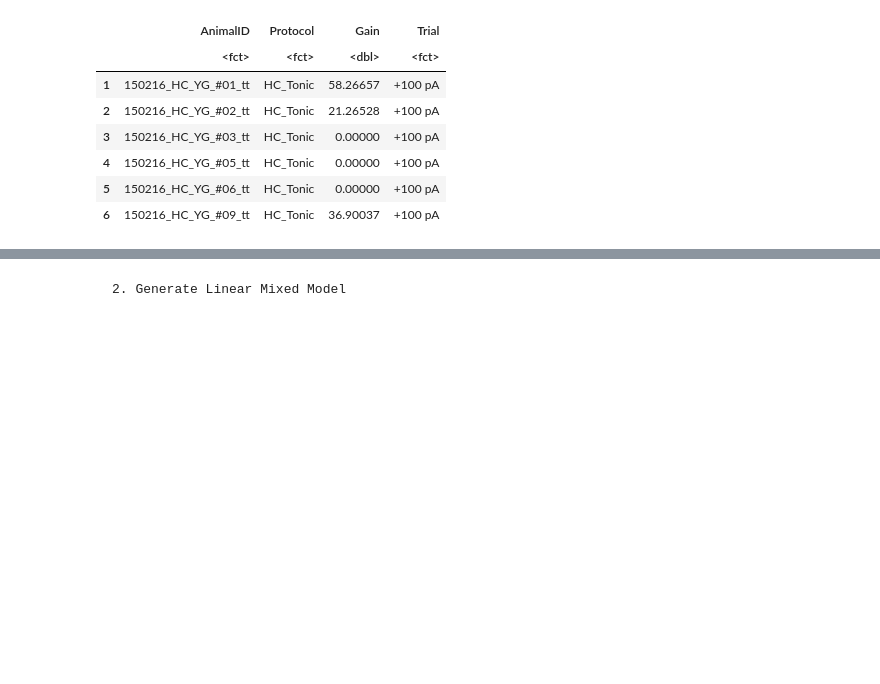
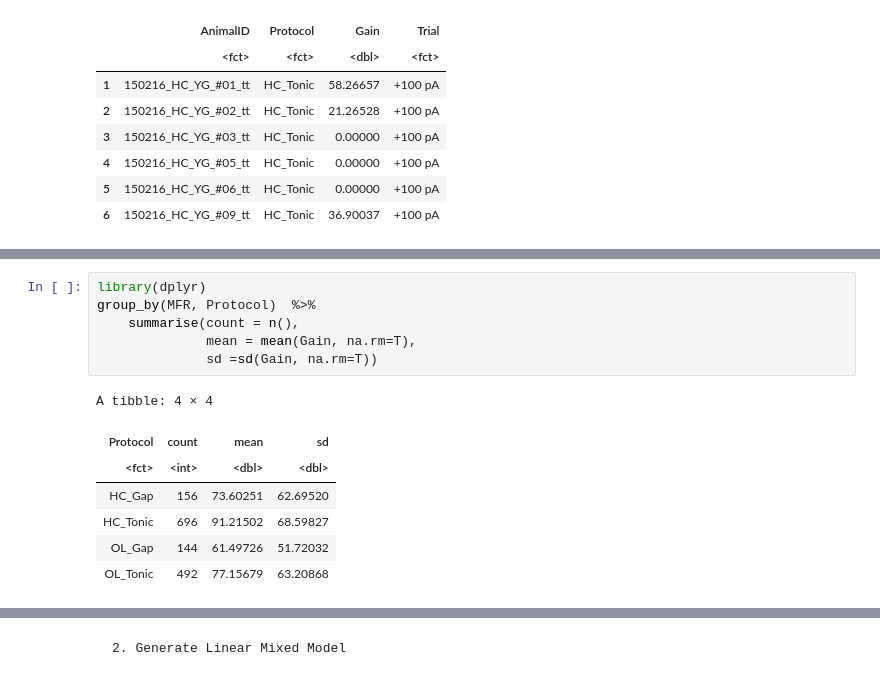
Before and after one commit to parkgilbong/Jupyter_notebook, a Jupyter notebook: Digital Labnote for IE Project.ipynb, the cells around one changed output, grey strips where cells are left out. Drawn from its saved outputs; the diff is of its cells as text; blank space fills up the shorter version.

```diff
--- a/Digital Labnote for IE Project.ipynb
+++ b/Digital Labnote for IE Project.ipynb
@@ -98,0 +85,14 @@ The following object is masked from 'package:MASS':
+# %%
+library(dplyr)
+group_by(MFR, Protocol)  %>%
+    summarise(count = n(),
+              mean = mean(Gain, na.rm=T),
+              sd =sd(Gain, na.rm=T))
+# %% [output]
+A tibble: 4 × 4
+| Protocol | count | mean | sd |
+| <fct> | <int> | <dbl> | <dbl> |
+| HC_Gap | 156 | 73.60251 | 62.69520 |
+| HC_Tonic | 696 | 91.21502 | 68.59827 |
+| OL_Gap | 144 | 61.49726 | 51.72032 |
+| OL_Tonic | 492 | 77.15679 | 63.20868 |
```
Also changed, not shown: parts of 20 cells of this notebook.
